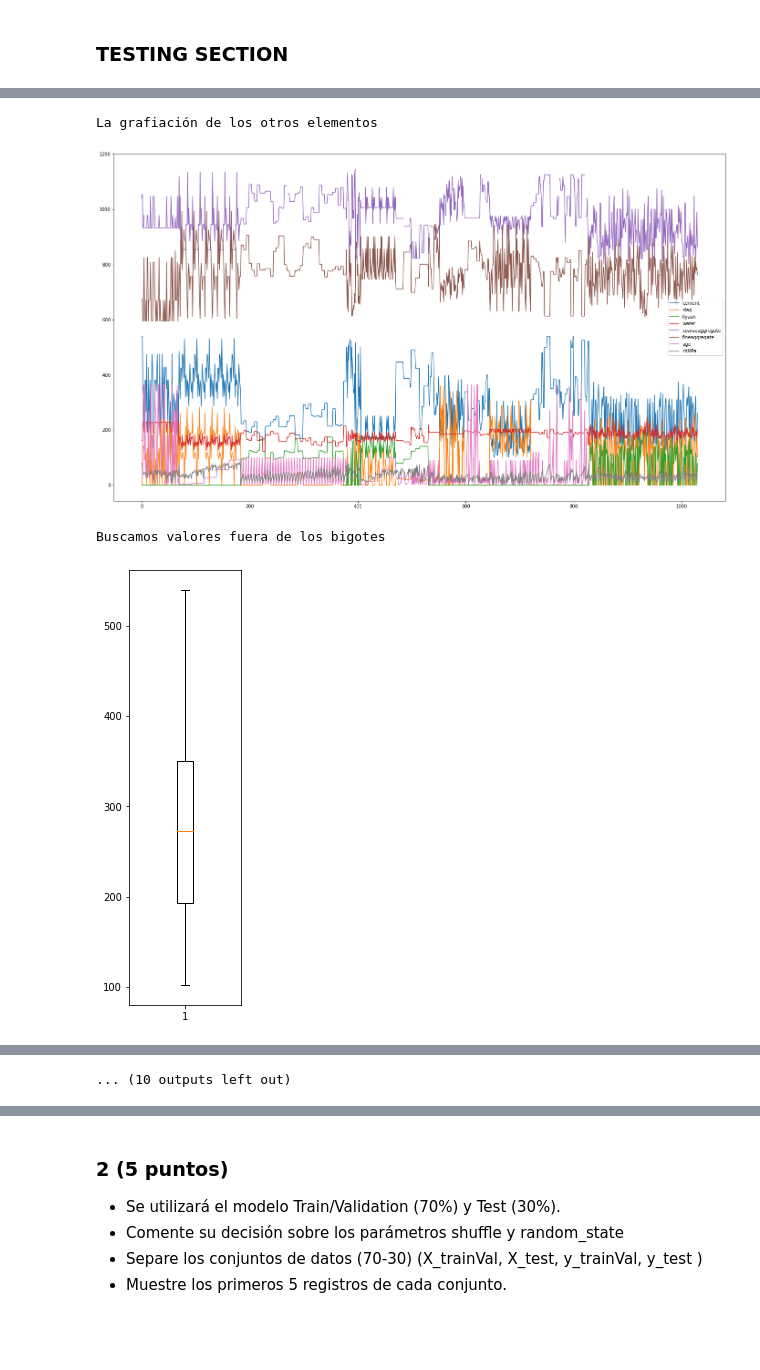
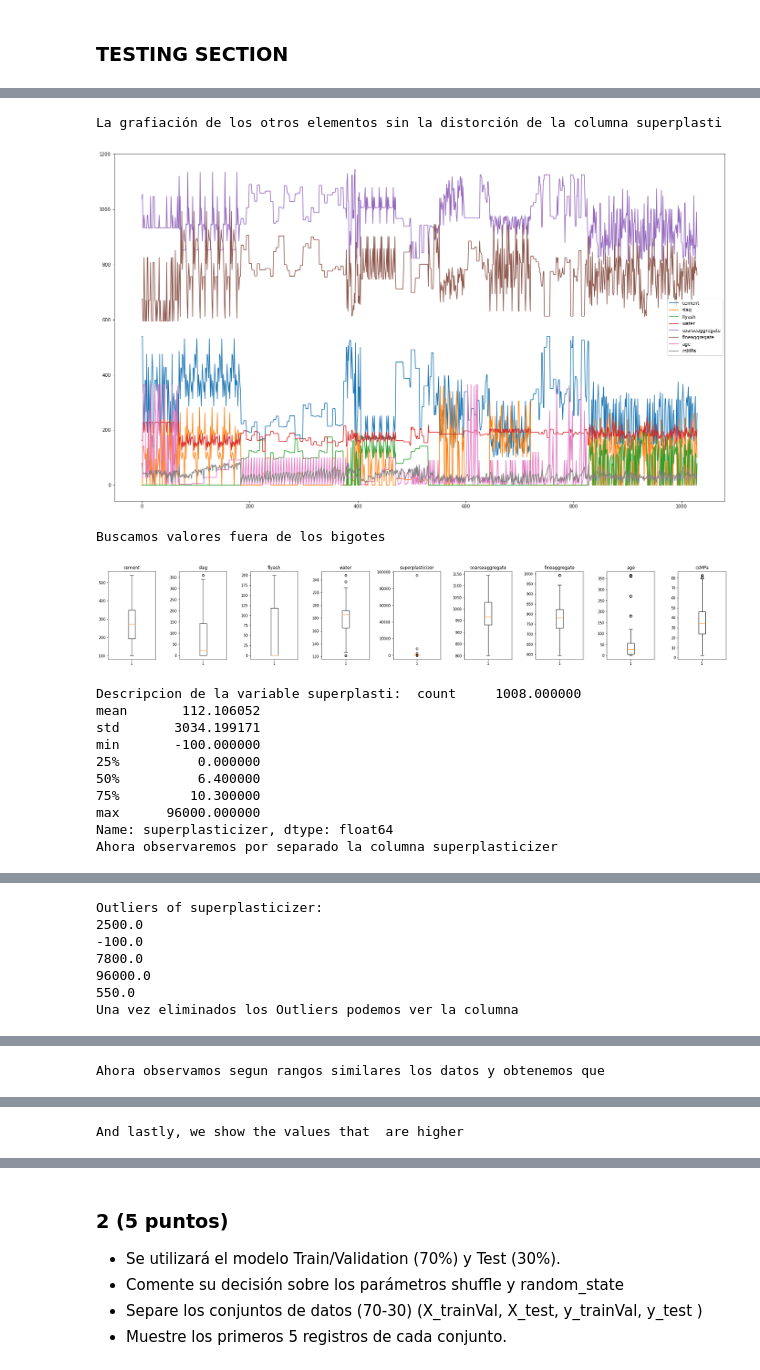
Before and after one commit to joseSalazar4/Cement-Prediction, a Jupyter notebook: 2021-2-Trabajo Practico_03.ipynb, the cells around one changed output, grey strips where cells are left out. Saved outputs shown, nothing was run; the diff lists cells and outputs as text; code cells hidden in the pictures; blank space fills up the shorter version.

```diff
--- a/2021-2-Trabajo Practico_03.ipynb
+++ b/2021-2-Trabajo Practico_03.ipynb
@@ -68,9 +68,18 @@ data = pd.read_csv('Concrete_Data - USAR.csv', sep=";")
 # We explore the initial contents
 print(data.head(10))
 
-
 # A Deep copy is created to do exploration without data corruption
 dataAux = data.copy(deep=True)
+
+# MISSING VALUES
+
+print('\nObservamos la cantidad de valores faltantes (NaN) para cada atributo')
+print(dataAux.isnull().sum())
+#Since we only got missing values on 'coarseaggregate' attribute, we will delete them temporarily
+dataAux.dropna(inplace=True)
+
+
+# OUTLIERS
 
 # We plot the data to visualize it all together
 figure(figsize=(14,8))
@@ -93,12 +102,19 @@ plt.show()
 # BoxPlot to spot outliers
 print("Buscamos valores fuera de los bigotes")
 
+fig, axs = plt.subplots(1, 9)
+figCounter = 0
+
 for column in data.columns:
-    #TODO: Position them side by side
     if column == "id": continue #no es de nuestro interés
-    figure(figsize=(2,8))
-    plt.boxplot(dataAux[column])
-    plt.show()
+    # figure(figsize=(2,8))
+    axs[figCounter].boxplot(dataAux[column])
+    axs[figCounter].set_title(column)
+    figCounter += 1
+
+fig.subplots_adjust(left=0.02, right=4, bottom=0.05, top=0.9,
+                   hspace=1, wspace=0.5)
+plt.show()
 
 
 # COLUMN EXPLORATION
@@ -166,5 +182,15 @@ plt.show()
 [figure]
-La grafiación de los otros elementos
+La grafiación de los otros elementos sin la distorción de la columna superplasti
-[figure, old version]
+[figure, new version]
 Buscamos valores fuera de los bigotes
-[figure, old version]
+[figure, new version]
+Descripcion de la variable superplasti:  count     1008.000000
+mean       112.106052
+std       3034.199171
+min       -100.000000
+25%          0.000000
+50%          6.400000
+75%         10.300000
+max      96000.000000
+Name: superplasticizer, dtype: float64
+Ahora observaremos por separado la columna superplasticizer
@@ -171,0 +198,7 @@ Buscamos valores fuera de los bigotes
+Outliers of superplasticizer:
+2500.0
+-100.0
+7800.0
+96000.0
+550.0
+Una vez eliminados los Outliers podemos ver la columna
@@ -172,0 +206 @@ Buscamos valores fuera de los bigotes
+Ahora observamos segun rangos similares los datos y obtenemos que
@@ -173,0 +208 @@ Buscamos valores fuera de los bigotes
+And lastly, we show the values that  are higher
@@ -177 +209,0 @@ Buscamos valores fuera de los bigotes
-... (10 outputs left out)
```
Also changed, not shown: parts of 4 cells of this notebook.
